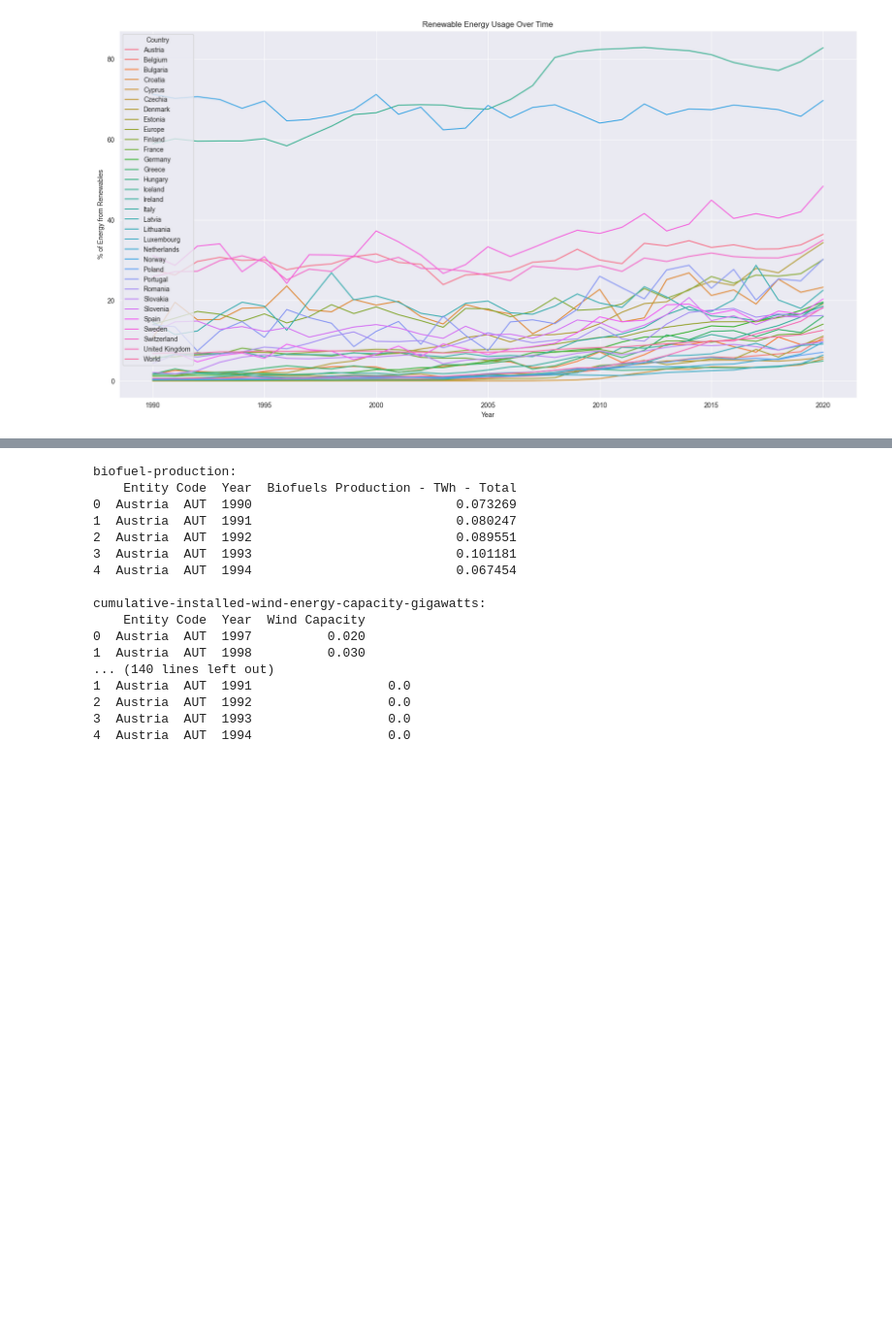
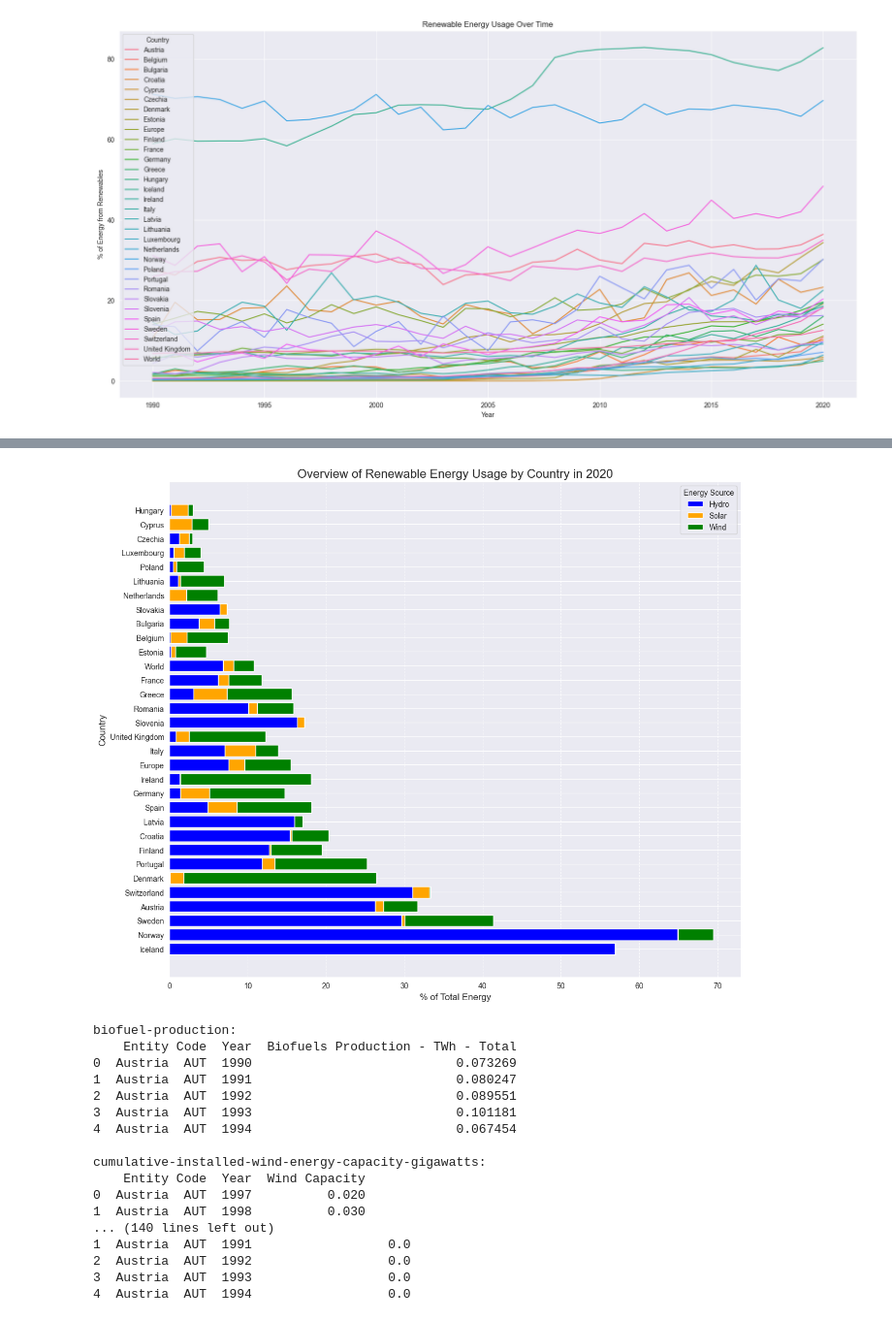
Before and after one commit to AlexanderGruebling/DOPP-Ex2, a Jupyter notebook: src/main.ipynb, the cells around one changed output, grey strips where cells are left out. Shown at 97% size. Cells and saved outputs as stored; diff of their text form; code cells hidden in the pictures; blank space fills up the shorter version.

```diff
--- a/src/main.ipynb
+++ b/src/main.ipynb
@@ -218,3 +260,29 @@ Passing `palette` without assigning `hue` is deprecated and will be removed in v
+# %%
+# Filter the data for the year 2020
+data_2020 = share_energy.xs(key=2020, level=1)
+
+# Sort by total renewables for better visualization
+data_2020 = data_2020.sort_values(by='Renewables (% sub energy)', ascending=False)
+
+# Create a stacked bar plot
+plt.figure(figsize=(12, 10))
+plt.barh(data_2020.index, data_2020['Hydro (% sub energy)'], label='Hydro', color='blue')
+plt.barh(data_2020.index, data_2020['Solar (% sub energy)'], left=data_2020['Hydro (% sub energy)'], label='Solar', color='orange')
+plt.barh(data_2020.index, data_2020['Wind (% sub energy)'],
+         left=data_2020['Hydro (% sub energy)'] + data_2020['Solar (% sub energy)'], label='Wind', color='green')
+
+# Add labels and title
+plt.title('Overview of Renewable Energy Usage by Country in 2020', fontsize=16)
+plt.xlabel('% of Total Energy', fontsize=12)
+plt.ylabel('Country', fontsize=12)
+plt.legend(title='Energy Source', fontsize=10)
+plt.grid(axis='x', linestyle='--', alpha=0.7)
+
+# Show plot
+plt.tight_layout()
+plt.show()
+# %% [output]
+[figure, added]
 # %%
 # Optionally, print the cleaned data for verification
 for key, df in dataframes.items():
```
Also changed, not shown: parts of 8 cells of this notebook.
